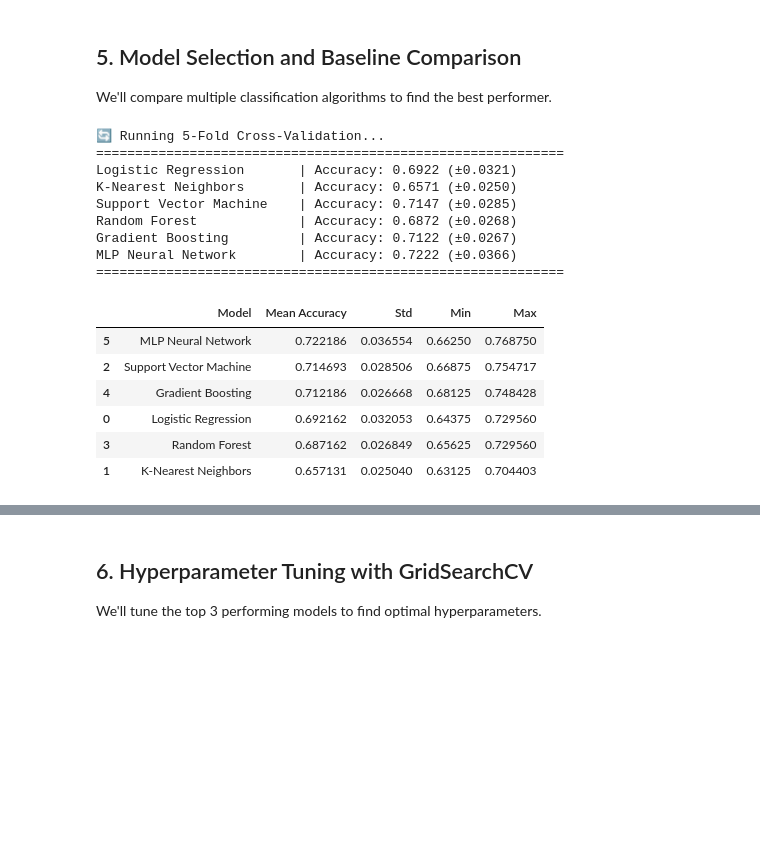
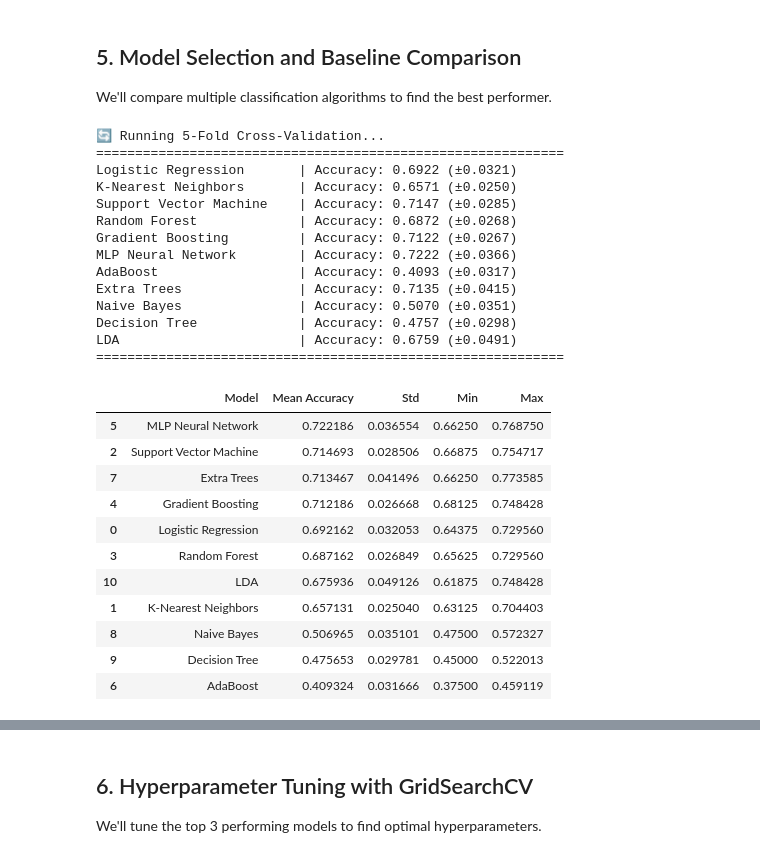
Before and after one commit to WASN-Data/MLDeploy, a Jupyter notebook: notebooks/01_EDA_and_Model_Training.ipynb, the cells around one changed output, grey strips where cells are left out. Drawn from its saved outputs; the diff is of its cells as text; code cells hidden in the pictures; blank space fills up the shorter version.

```diff
--- a/notebooks/01_EDA_and_Model_Training.ipynb
+++ b/notebooks/01_EDA_and_Model_Training.ipynb
@@ -499,14 +499,25 @@ for i, genre in enumerate(label_encoder.classes_):
 
 We'll compare multiple classification algorithms to find the best performer.
 # %%
-# Define models to compare
+# Define models to compare - EXPANDED MODEL SUITE
+from sklearn.ensemble import AdaBoostClassifier, ExtraTreesClassifier
+from sklearn.naive_bayes import GaussianNB
+from sklearn.tree import DecisionTreeClassifier
+from sklearn.discriminant_analysis import LinearDiscriminantAnalysis
+
 models = {
     'Logistic Regression': LogisticRegression(max_iter=1000, random_state=42),
     'K-Nearest Neighbors': KNeighborsClassifier(),
     'Support Vector Machine': SVC(probability=True, random_state=42),
     'Random Forest': RandomForestClassifier(random_state=42),
     'Gradient Boosting': GradientBoostingClassifier(random_state=42),
-    'MLP Neural Network': MLPClassifier(max_iter=1000, random_state=42)
+    'MLP Neural Network': MLPClassifier(max_iter=1000, random_state=42),
+    # ADDED MODELS
+    'AdaBoost': AdaBoostClassifier(random_state=42),
+    'Extra Trees': ExtraTreesClassifier(random_state=42),
+    'Naive Bayes': GaussianNB(),
+    'Decision Tree': DecisionTreeClassifier(random_state=42),
+    'LDA': LinearDiscriminantAnalysis(),
 }
 
 # Cross-validation settings
@@ -523,37 +534,47 @@ for name, model in models.items():
     scores = cross_val_score(model, X_train, y_train, cv=cv, scoring='accuracy')
 
     results.append({
         'Model': name,
         'Mean Accuracy': scores.mean(),
         'Std': scores.std(),
         'Min': scores.min(),
         'Max': scores.max()
     })
 
     print(f"{name:25s} | Accuracy: {scores.mean():.4f} (±{scores.std():.4f})")
 
 print("=" * 60)
 
 # Create results dataframe
 results_df = pd.DataFrame(results).sort_values('Mean Accuracy', ascending=False)
 results_df
 # %% [output]
 🔄 Running 5-Fold Cross-Validation...
 ============================================================
 Logistic Regression       | Accuracy: 0.6922 (±0.0321)
 K-Nearest Neighbors       | Accuracy: 0.6571 (±0.0250)
 Support Vector Machine    | Accuracy: 0.7147 (±0.0285)
 Random Forest             | Accuracy: 0.6872 (±0.0268)
 Gradient Boosting         | Accuracy: 0.7122 (±0.0267)
 MLP Neural Network        | Accuracy: 0.7222 (±0.0366)
+AdaBoost                  | Accuracy: 0.4093 (±0.0317)
+Extra Trees               | Accuracy: 0.7135 (±0.0415)
+Naive Bayes               | Accuracy: 0.5070 (±0.0351)
+Decision Tree             | Accuracy: 0.4757 (±0.0298)
+LDA                       | Accuracy: 0.6759 (±0.0491)
 ============================================================
 |  | Model | Mean Accuracy | Std | Min | Max |
 | 5 | MLP Neural Network | 0.722186 | 0.036554 | 0.66250 | 0.768750 |
 | 2 | Support Vector Machine | 0.714693 | 0.028506 | 0.66875 | 0.754717 |
+| 7 | Extra Trees | 0.713467 | 0.041496 | 0.66250 | 0.773585 |
 | 4 | Gradient Boosting | 0.712186 | 0.026668 | 0.68125 | 0.748428 |
 | 0 | Logistic Regression | 0.692162 | 0.032053 | 0.64375 | 0.729560 |
 | 3 | Random Forest | 0.687162 | 0.026849 | 0.65625 | 0.729560 |
+| 10 | LDA | 0.675936 | 0.049126 | 0.61875 | 0.748428 |
 | 1 | K-Nearest Neighbors | 0.657131 | 0.025040 | 0.63125 | 0.704403 |
+| 8 | Naive Bayes | 0.506965 | 0.035101 | 0.47500 | 0.572327 |
+| 9 | Decision Tree | 0.475653 | 0.029781 | 0.45000 | 0.522013 |
+| 6 | AdaBoost | 0.409324 | 0.031666 | 0.37500 | 0.459119 |
 # %%
 # Visualize model comparison
 fig, ax = plt.subplots(figsize=(12, 6))
```
Also changed, not shown: parts of 11 cells of this notebook, 10 other files.
